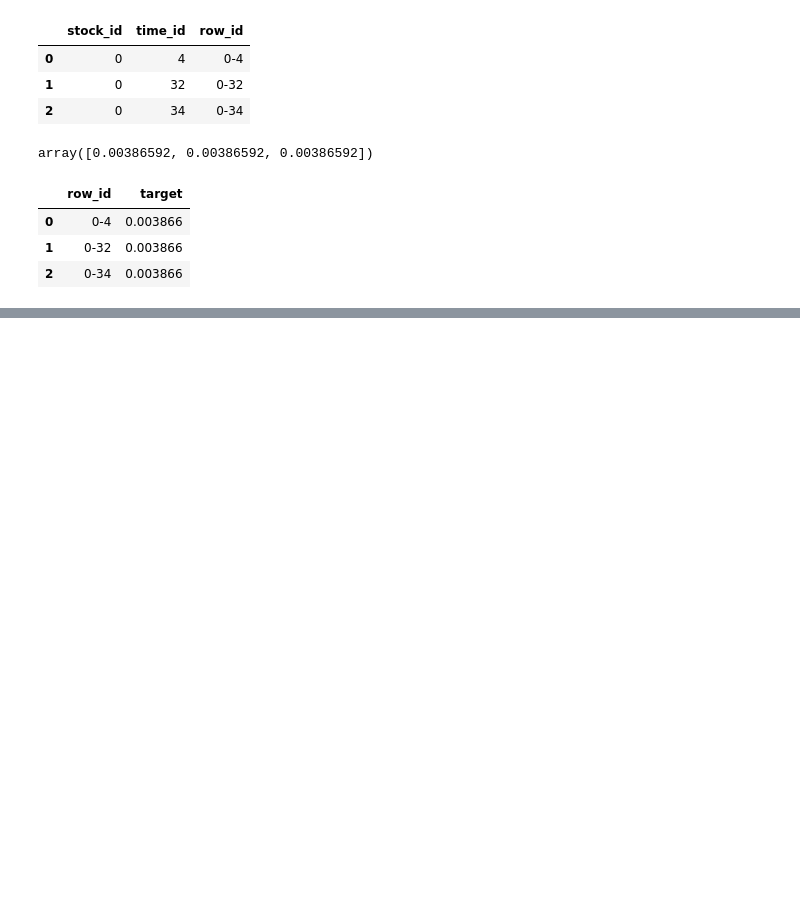
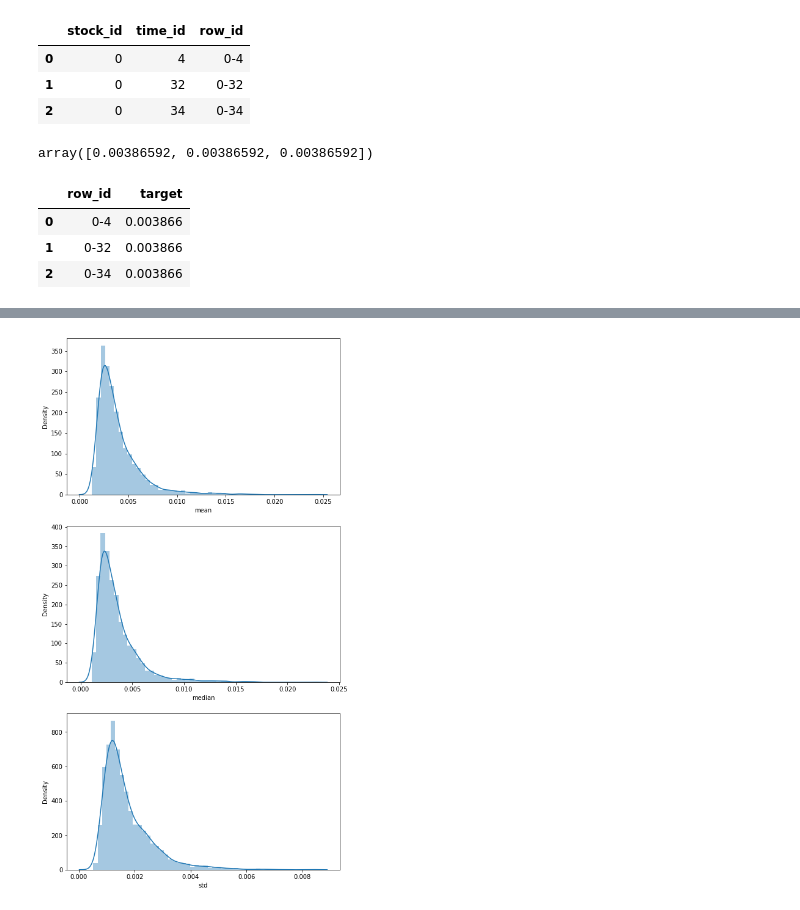
Before and after one commit to mahiro72/kaggle_OptiverRealizedVolatilityPrediction, a Jupyter notebook: eda/eda_0811.ipynb, the cells around one changed output, grey strips where cells are left out. Drawn from its saved outputs; the diff is of its cells as text; code cells hidden in the pictures; blank space fills up the shorter version.

```diff
--- a/eda/eda_0811.ipynb
+++ b/eda/eda_0811.ipynb
@@ -562,0 +595,2 @@ sub
+# %%
+time = train.groupby(["time_id"])["target"].agg(["mean","median","std","count","sum"]).reset_index()
@@ -562,0 +613,7 @@ sub
+# %%
+fig,ax = plt.subplots(3,1,figsize=(8,16))
+
+for i,method in enumerate(["mean","median","std"]):
+    sns.distplot(time[method],ax=ax[i])
+# %% [output]
+[figure, added]
```
Also changed, not shown: parts of 25 cells of this notebook, 2 other files.
